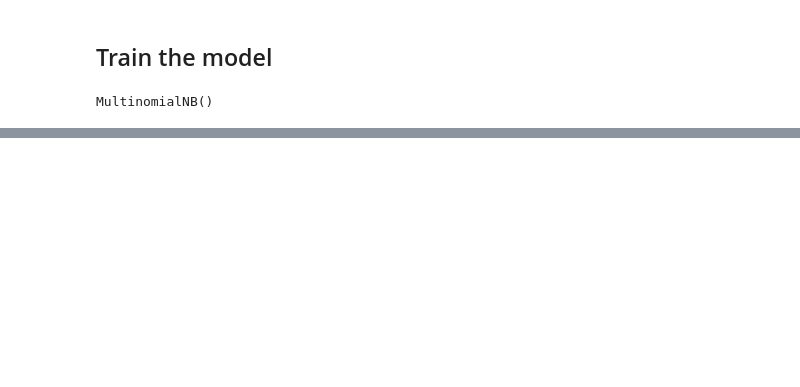
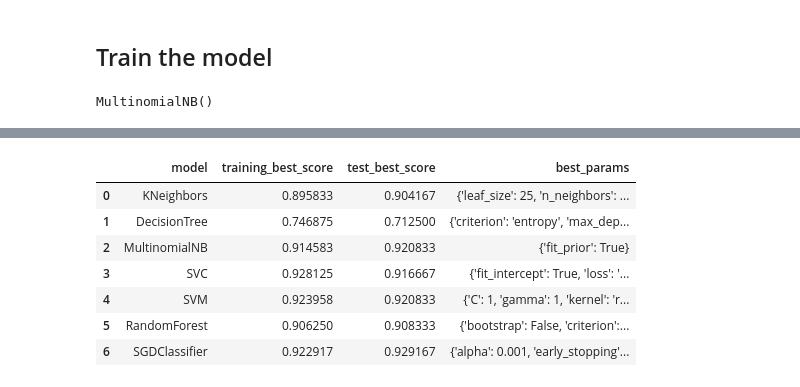
Before and after one commit to dev-SR/natural-language-processing_NLP, a Jupyter notebook: 04assignment/asng.ipynb, the cells around one changed output, grey strips where cells are left out. Saved outputs shown, nothing was run; the diff lists cells and outputs as text; code cells hidden in the pictures; blank space fills up the shorter version.

```diff
--- a/04assignment/asng.ipynb
+++ b/04assignment/asng.ipynb
@@ -424,0 +545,12 @@ Predicted Y : 3, author: ['Robert C. (Chamblet) Adams']
+# %%
+d = pd.DataFrame(scores)
+d
+# %% [output]
+|  | model | training_best_score | test_best_score | best_params |
+| 0 | KNeighbors | 0.895833 | 0.904167 | {'leaf_size': 25, 'n_neighbors': ... |
+| 1 | DecisionTree | 0.746875 | 0.712500 | {'criterion': 'entropy', 'max_dep... |
+| 2 | MultinomialNB | 0.914583 | 0.920833 | {'fit_prior': True} |
+| 3 | SVC | 0.928125 | 0.916667 | {'fit_intercept': True, 'loss': '... |
+| 4 | SVM | 0.923958 | 0.920833 | {'C': 1, 'gamma': 1, 'kernel': 'r... |
+| 5 | RandomForest | 0.906250 | 0.908333 | {'bootstrap': False, 'criterion':... |
+| 6 | SGDClassifier | 0.922917 | 0.929167 | {'alpha': 0.001, 'early_stopping'... |
```
Also changed, not shown: parts of 35 cells of this notebook, 3 other files.
